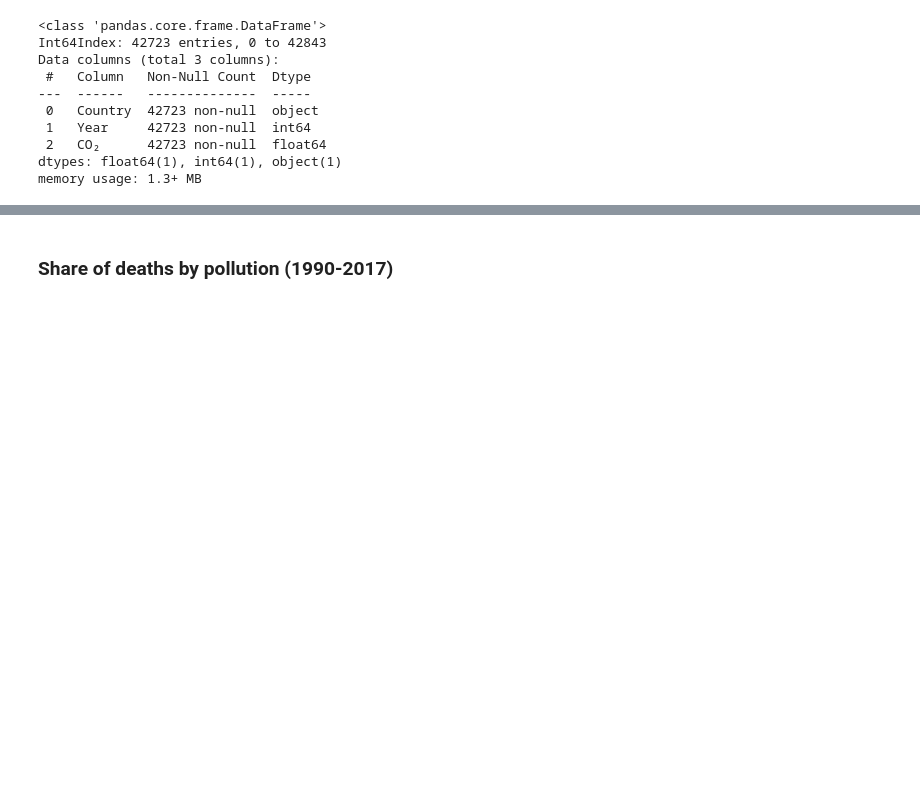
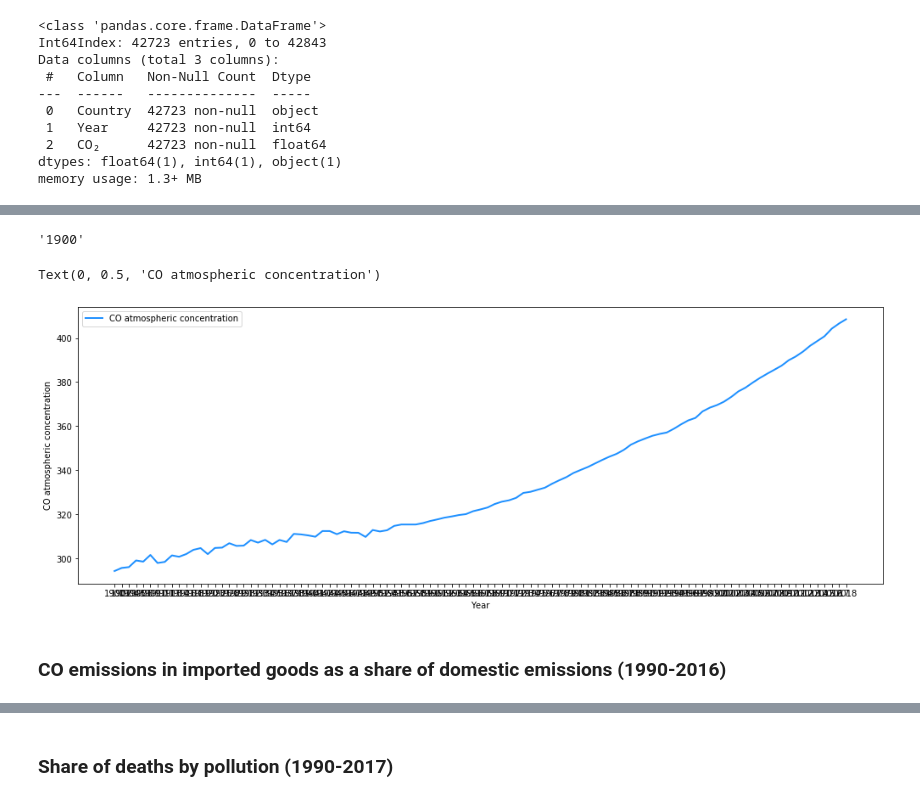
Before and after one commit to ta-data-bcn/Project-Week-8-Final-Project, a Jupyter notebook: your-project/Data Gathering.ipynb, the cells around one changed output, grey strips where cells are left out. Saved outputs shown, nothing was run; the diff lists cells and outputs as text; code cells hidden in the pictures; blank space fills up the shorter version.

```diff
--- a/your-project/Data Gathering.ipynb
+++ b/your-project/Data Gathering.ipynb
@@ -129,0 +164,3 @@ memory usage: 1.3+ MB
+# %%
+co_concentration = pd.read_csv('data//global-co-concentration-ppm.csv')
+co_concentration
@@ -129,0 +181,24 @@ memory usage: 1.3+ MB
+# %%
+co_concentration.drop(['Code'], axis=1, inplace=True)
+# %%
+co_concentration = co_concentration.rename(columns={'CO₂ concentration (parts per million)':'CO₂ concentration', 'Entity':'Global'})
+# %%
+co_concentration.Year[1768]
+# %% [output]
+'1900'
+# %%
+x = co_concentration.Year[1768:]
+y = co_concentration['CO₂ concentration'][1768:]
+plt.figure(figsize=(17,6))
+
+plt.plot(x, y, 'dodgerblue', label='CO atmospheric concentration',
+         linewidth=2)
+
+plt.legend()
+plt.xlabel('Year')
+plt.ylabel('CO atmospheric concentration')
+# %% [output]
+Text(0, 0.5, 'CO atmospheric concentration')
+[figure, added]
+# %% [markdown]
+###  CO emissions in imported goods as a share of domestic emissions (1990-2016)
```
Also changed, not shown: parts of 45 cells of this notebook.
